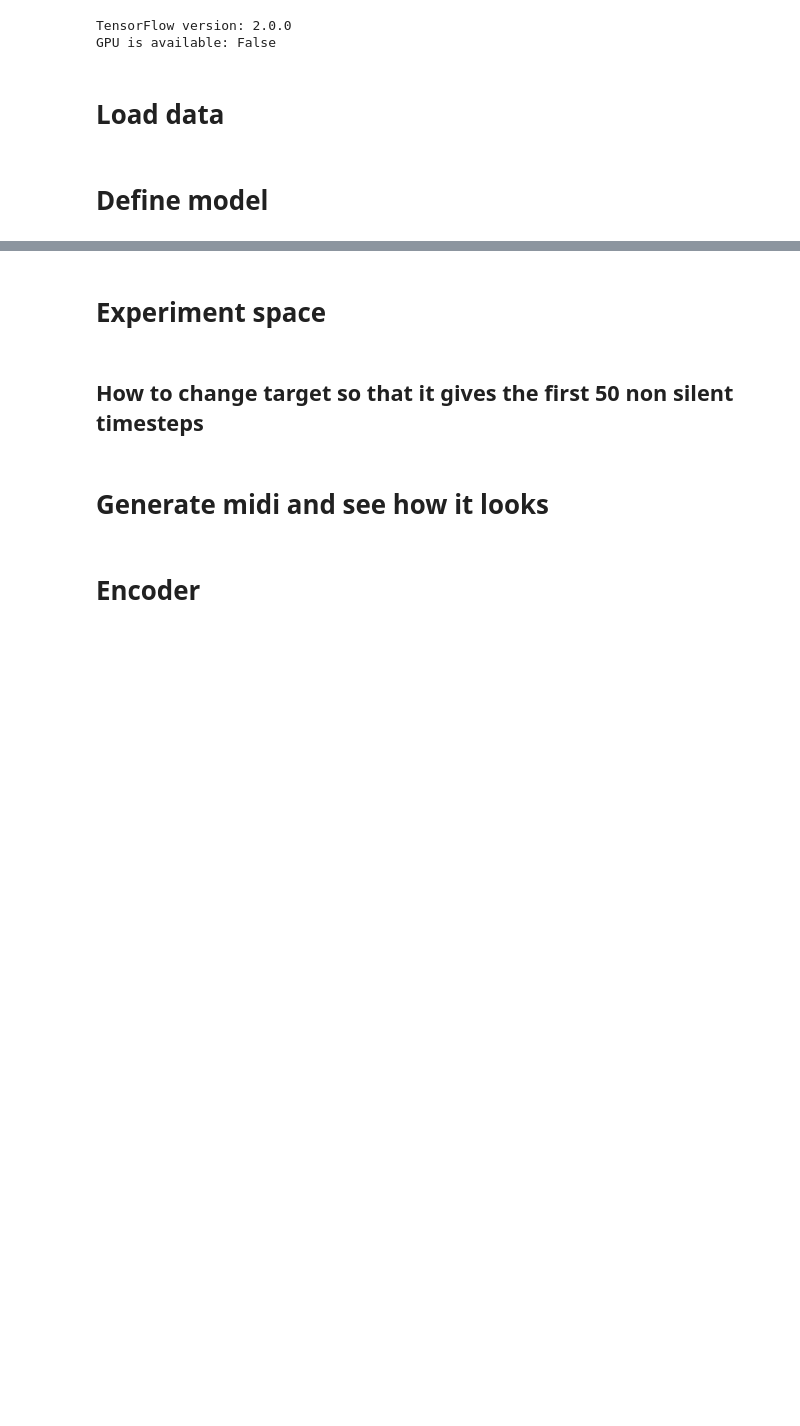
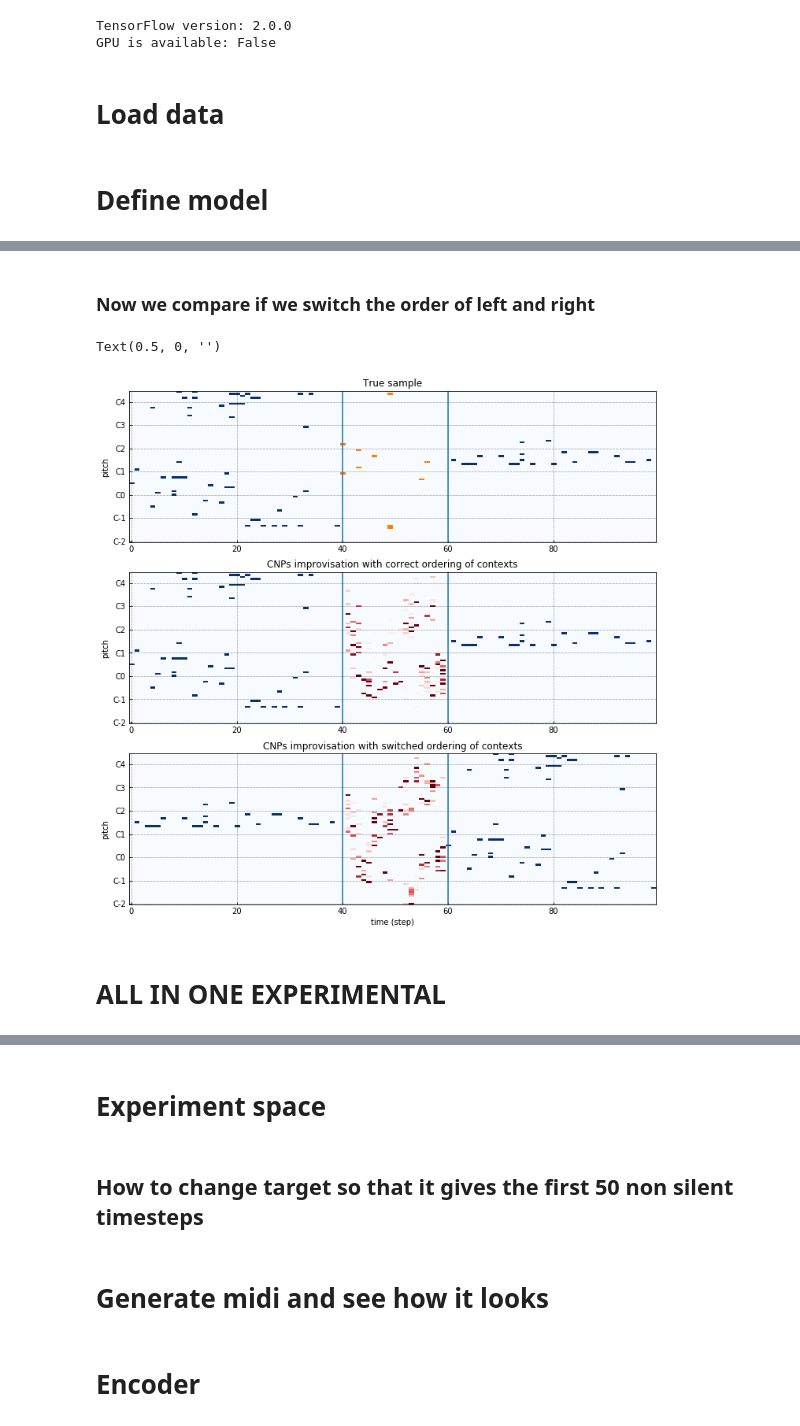
Before and after one commit to ConorFoy/neural-processes, a Jupyter notebook: music_generation.ipynb, the cells around one changed output, grey strips where cells are left out. Drawn from its saved outputs; the diff is of its cells as text; code cells hidden in the pictures; blank space fills up the shorter version.

```diff
--- a/music_generation.ipynb
+++ b/music_generation.ipynb
@@ -191,0 +480,2 @@ def create_music(model, input_context):
+# %%
+prediction = copy.deepcopy(old_prediction)
@@ -191,0 +704,20 @@ def create_music(model, input_context):
+# %% [markdown]
+### Now we compare if we switch the order of left and right
+# %%
+curr_test_batch_normal = pickle.load(open( "good_batch_for_graph_66.p", "rb" ))
+curr_test_batch_normal.target = np.zeros(curr_test_batch_normal.target.shape)
+
+
+curr_test_batch_switch = pickle.load(open( "good_batch_for_graph_66.p", "rb" ))
+curr_test_batch_switch.context[:,[0,1],:,:] = curr_test_batch_switch.context[:,[1,0],:,:]
+curr_test_batch_switch.target = np.zeros(curr_test_batch_switch.target.shape)
+
+
+
+prediction_normal = model.predict([tf.convert_to_tensor(curr_test_batch_normal.context, dtype = tf.float32),
+                        tf.convert_to_tensor(curr_test_batch_normal.target_train, dtype = tf.float32)],
+                          steps = 1)
+
+prediction_switch = model.predict([tf.convert_to_tensor(curr_test_batch_switch.context, dtype = tf.float32),
+                        tf.convert_to_tensor(curr_test_batch_switch.target_train, dtype = tf.float32)],
+                          steps = 1)
@@ -191,0 +796,46 @@ def create_music(model, input_context):
+# %%
+batchnum = 17
+cmap = 'Blues'
+meancol = 'red'
+
+fig, ax = plot_batch_element(curr_test_batch, batchnum, cmap_ctx = cmap, cmap_tar = my_cmap, num_subplots = 3,
+                            figsize = (12,12))
+
+#fig2 = plt.figure(figsize = (12,8))
+#fig3 = plt.figure(figsize = (12,8))
+
+
+#ax2 = fig.add_subplot(312)
+#ax3 = fig.add_subplot(313)
+#plot_pianoroll(ax2,
+#                           0.5*128*np.multiply(prediction[batchnum,:,:],1/np.tile(np.expand_dims(np.sum(prediction[batchnum,:,:], -1), -1), [1,78])),
+#                           cmap='Reds')
+
+temp_test_batch = copy.deepcopy(curr_test_batch)
+temp_test_batch.target = prediction_normal*4
+
+fig, ax2 = plot_batch_element2(temp_test_batch, fig, batchnum, cmap_ctx = cmap, cmap_tar = my_cmap2, num_subplot = 2)
+
+temp_test_batch = copy.deepcopy(curr_test_batch)
+temp_test_batch.target = prediction_switch*4
+temp_test_batch.context[:,[0,1],:,:] = temp_test_batch.context[:,[1,0],:,:]
+
+
+
+fig, ax3 = plot_batch_element2(temp_test_batch, fig, batchnum, cmap_ctx = cmap, cmap_tar = my_cmap2, num_subplot = 3)
+
+ax.set_title('True sample')
+ax2.set_title('CNPs improvisation with correct ordering of contexts')
+ax3.set_title('CNPs improvisation with switched ordering of contexts')
+
+ax.set_xlabel('')
+ax2.set_xlabel('')
+
+#plot_pianoroll(ax2,0.1*128*prediction_normal[batchnum,:,:],cmap=cmap) # NORMAL
+
+#plot_pianoroll(ax3,0.1*128*prediction_switch[batchnum,:,:],cmap=cmap) # NORMAL
+
+#fig.savefig('graphs/switched_contexts_5.png', dpi = 300, bbox_inches = 'tight')
+# %% [output]
+Text(0.5, 0, '')
+[figure, added]
@@ -191,0 +879,2 @@ def create_music(model, input_context):
+# %% [markdown]
+# ALL IN ONE EXPERIMENTAL
```
Also changed, not shown: parts of 49 cells of this notebook, 2 other files.
